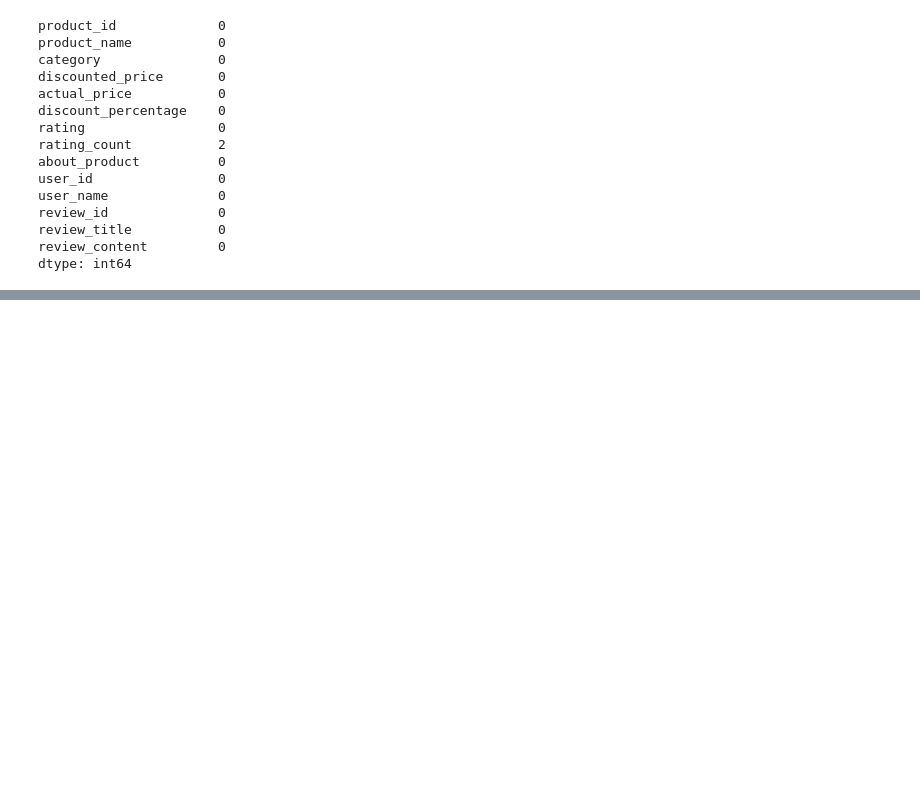
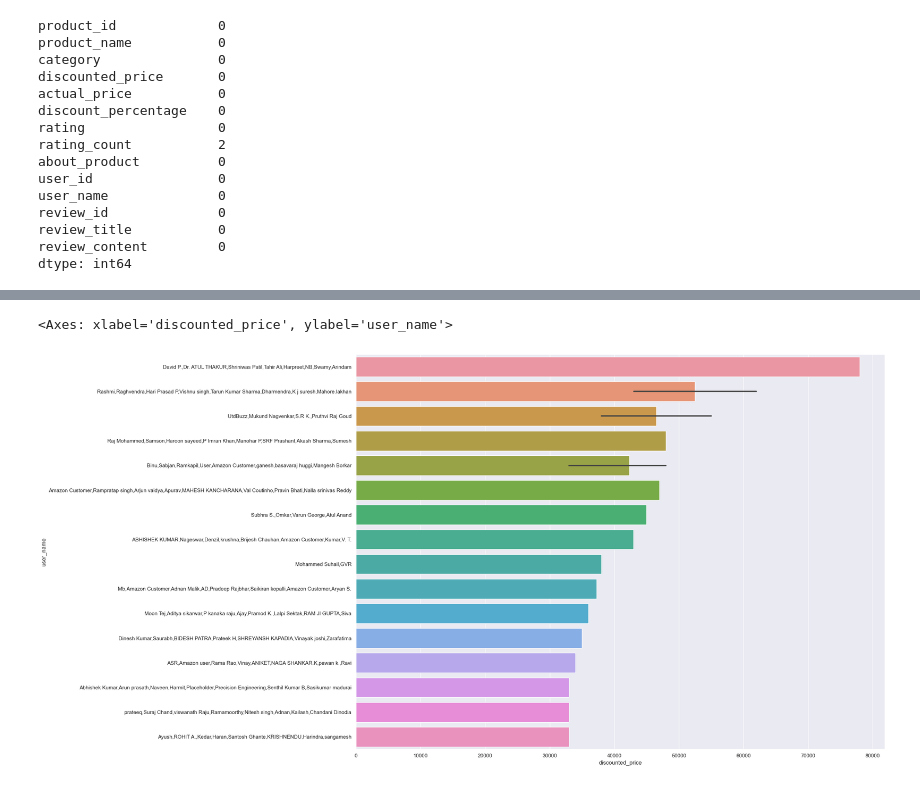
Before and after one commit to sazuyakun/amazon_sales_EDA, a Jupyter notebook: amazon_EDA.ipynb, the cells around one changed output, grey strips where cells are left out. Cells and saved outputs as stored; diff of their text form; code cells hidden in the pictures; blank space fills up the shorter version.

```diff
--- a/amazon_EDA.ipynb
+++ b/amazon_EDA.ipynb
@@ -116,0 +200,8 @@ dtype: int64
+# %%
+sorted_df_dis_p = df.sort_values(by='discounted_price', ascending=False)
+top_10_dis_p = sorted_df_dis_p.head(20)
+sns.set(rc={'figure.figsize':(20,15)})
+sns.barplot(top_10_dis_p,x='discounted_price',y='user_name')
+# %% [output]
+<Axes: xlabel='discounted_price', ylabel='user_name'>
+[figure, added]
```
Also changed, not shown: parts of 22 cells of this notebook.
